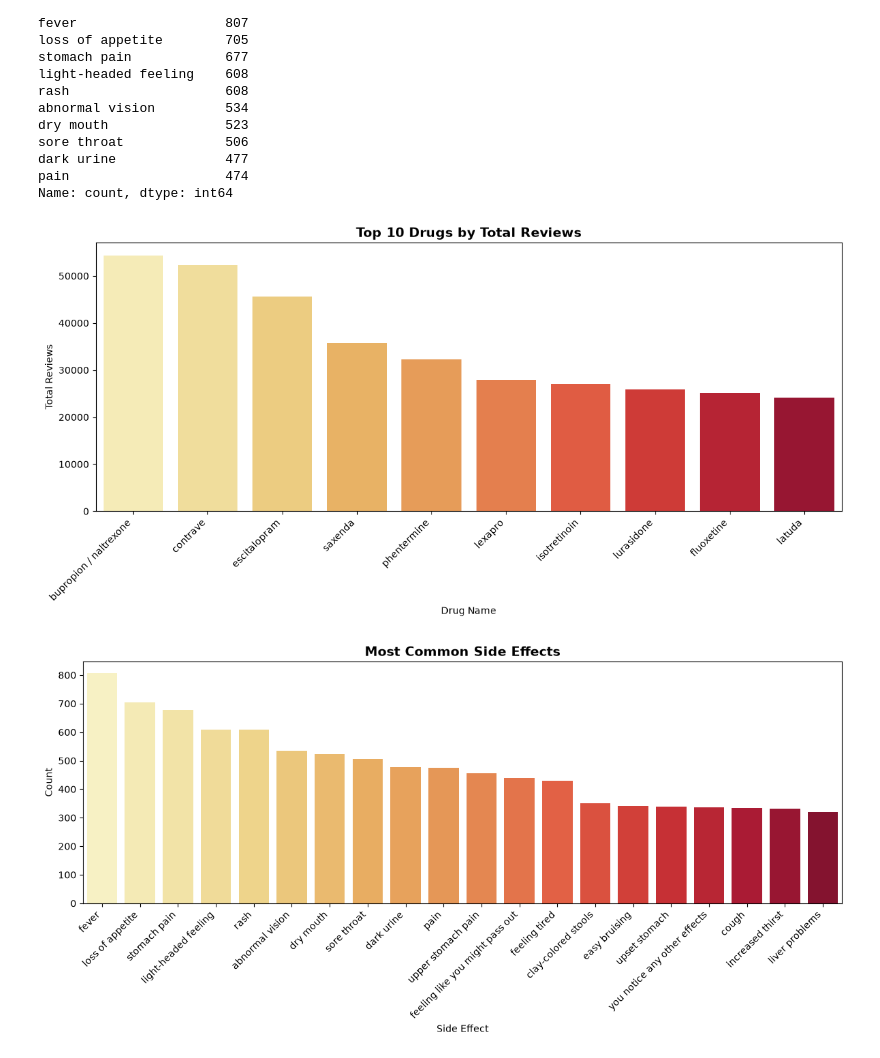
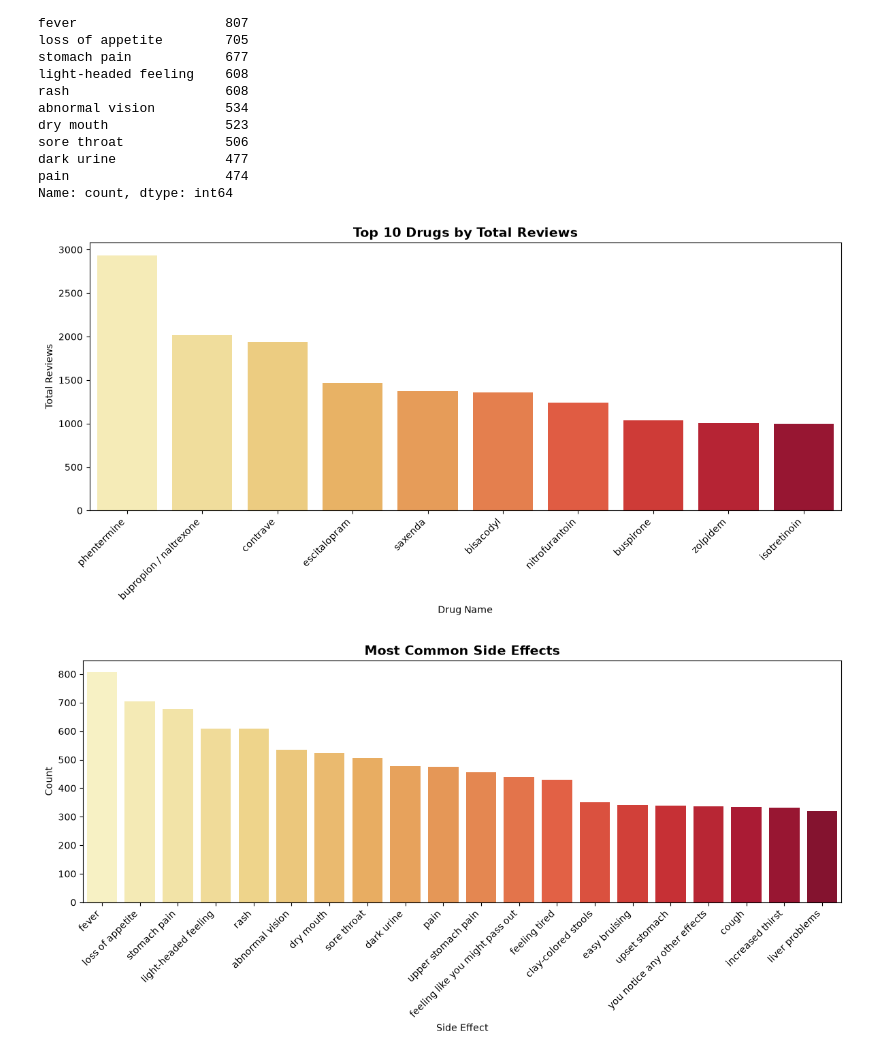
Before and after one commit to hlstrang/drugs_and_side_effects, a Jupyter notebook: workbook.ipynb, the cells around one changed output. Cells and saved outputs as stored; diff of their text form; code cells hidden in the pictures.

```diff
--- a/workbook.ipynb
+++ b/workbook.ipynb
@@ -1052,19 +1050,30 @@ final["csa"] = final["csa"].replace("M", "N")
 # %%
 ## Exploratory Data Analysis: Visualisations
 # Top Reviewed Drugs
-drug_reviews = final.groupby("drug_name")["no_of_reviews"].sum().reset_index()
+# Change dataframe to one row per drug
+drug_level = (
+    final
+    .groupby(
+        ["drug_name", "medical_condition", "drug_classes", "rx_otc",
+         "pregnancy_category", "csa", "rating", "no_of_reviews"],
+        dropna=False
+    )
+    .agg(n_side_effects=("side_effects", "nunique"))
+    .reset_index()
+)
+drug_reviews = drug_level.groupby("drug_name")["no_of_reviews"].sum().reset_index()
 top_reviewed_drugs = drug_reviews.nlargest(10, "no_of_reviews")
 fig = create_vbar_plot(
     top_reviewed_drugs,
     x_col="drug_name",
     y_col="no_of_reviews",
     title="Top 10 Drugs by Total Reviews",
     x_label="Drug Name",
     y_label="Total Reviews"
 )
 plt.show()
 # %% [output]
-[figure, old version]
+[figure, new version]
 # %%
 # Most common side effects
 top_side_effects = (
```
Also changed, not shown: parts of 8 cells of this notebook, 2 other files.
